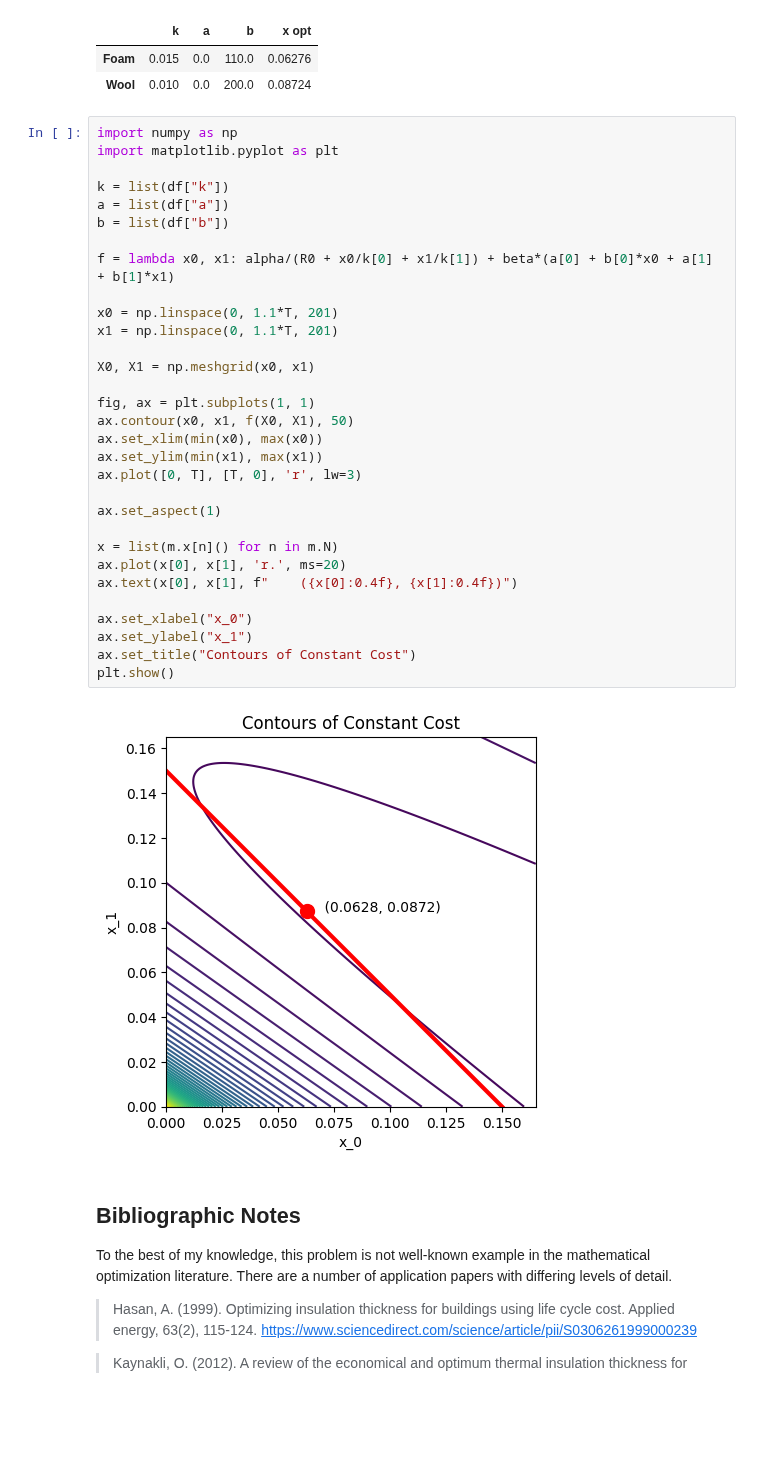
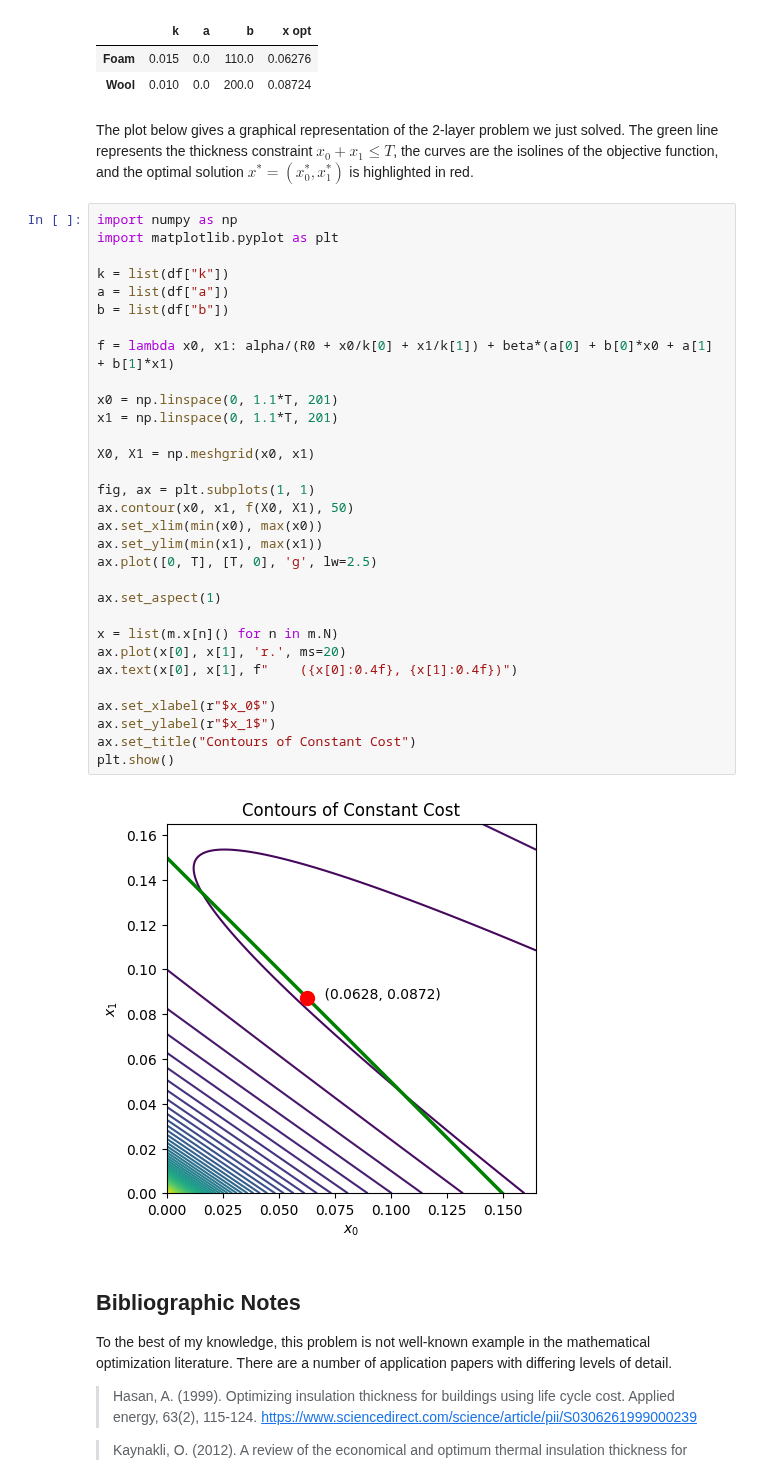
Before and after one commit to mobook/MO-book, a Jupyter notebook: notebooks/06/building-insulation.ipynb, the cells around one changed output. Saved outputs shown, nothing was run; the diff lists cells and outputs as text; blank space fills up the shorter version.

```diff
--- a/notebooks/06/building-insulation.ipynb
+++ b/notebooks/06/building-insulation.ipynb
@@ -278,39 +320,41 @@ The optimal cost is equal to 3.22992 per sq. meter
 |  | k | a | b | x opt |
 | Foam | 0.015 | 0.0 | 110.0 | 0.06276 |
 | Wool | 0.010 | 0.0 | 200.0 | 0.08724 |
+# %% [markdown]
+The plot below gives a graphical representation of the 2-layer problem we just solved. The green line represents the thickness constraint $x_0+x_1 \leq T$, the curves are the isolines of the objective function, and the optimal solution $x^*=(x_0^*,x_1^*)$ is highlighted in red.
 # %%
 import numpy as np
 import matplotlib.pyplot as plt
 
 k = list(df["k"])
 a = list(df["a"])
 b = list(df["b"])
 
 f = lambda x0, x1: alpha/(R0 + x0/k[0] + x1/k[1]) + beta*(a[0] + b[0]*x0 + a[1] + b[1]*x1)
 
 x0 = np.linspace(0, 1.1*T, 201)
 x1 = np.linspace(0, 1.1*T, 201)
 
 X0, X1 = np.meshgrid(x0, x1)
 
 fig, ax = plt.subplots(1, 1)
 ax.contour(x0, x1, f(X0, X1), 50)
 ax.set_xlim(min(x0), max(x0))
 ax.set_ylim(min(x1), max(x1))
-ax.plot([0, T], [T, 0], 'r', lw=3)
+ax.plot([0, T], [T, 0], 'g', lw=2.5)
 
 ax.set_aspect(1)
 
 x = list(m.x[n]() for n in m.N)
 ax.plot(x[0], x[1], 'r.', ms=20)
 ax.text(x[0], x[1], f"    ({x[0]:0.4f}, {x[1]:0.4f})")
 
-ax.set_xlabel("x_0")
-ax.set_ylabel("x_1")
+ax.set_xlabel(r"$x_0$")
+ax.set_ylabel(r"$x_1$")
 ax.set_title("Contours of Constant Cost")
 plt.show()
 # %% [output]
-[figure, old version]
+[figure, new version]
 # %% [markdown]
 ## Bibliographic Notes
 
```
Also changed, not shown: parts of 5 cells of this notebook.
